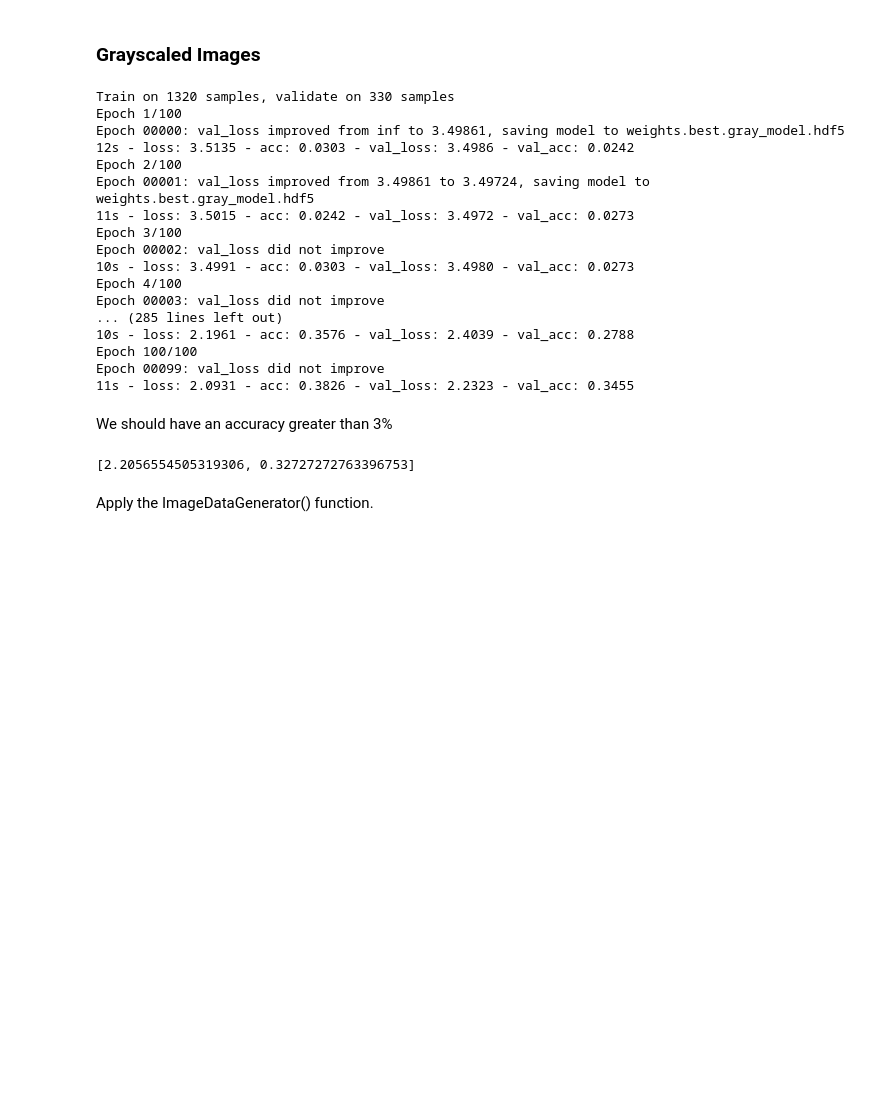
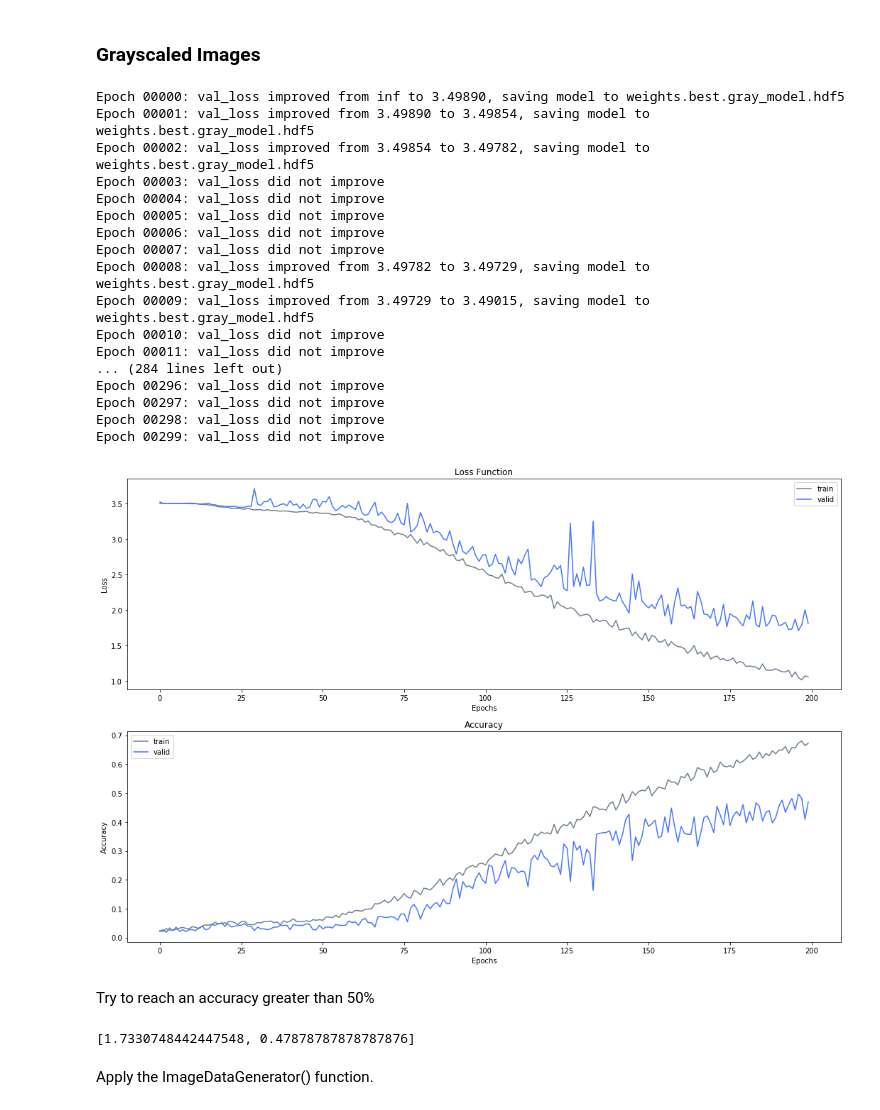
Before and after one commit to OlgaBelitskaya/deep_learning_projects, a Jupyter notebook: DL_PP2/DL_PP2_Solutions.ipynb, the cells around one changed output. Saved outputs shown, nothing was run; the diff lists cells and outputs as text; code cells hidden in the pictures; blank space fills up the shorter version.

```diff
--- a/DL_PP2/DL_PP2_Solutions.ipynb
+++ b/DL_PP2/DL_PP2_Solutions.ipynb
@@ -72,3 +71,24 @@ Using TensorFlow backend.
+# %%
+hide_code
+# Plot the Neural network fitting history
+def history_plot(fit_history, n):
+    plt.figure(figsize=(18, 12))
+
+    plt.subplot(211)
+    plt.plot(fit_history.history['loss'][n:], color='slategray', label = 'train')
+    plt.plot(fit_history.history['val_loss'][n:], color='#4876ff', label = 'valid')
+    plt.xlabel("Epochs")
+    plt.ylabel("Loss")
+    plt.legend()
+    plt.title('Loss Function');
+
+    plt.subplot(212)
+    plt.plot(fit_history.history['acc'][n:], color='slategray', label = 'train')
+    plt.plot(fit_history.history['val_acc'][n:], color='#4876ff', label = 'valid')
+    plt.xlabel("Epochs")
+    plt.ylabel("Accuracy")
+    plt.legend()
+    plt.title('Accuracy');
 # %% [markdown]
 ## Step 1. Load and Explore the Data
 Run the following cell to download the dataset.
@@ -410,30 +504,35 @@ hide_code
 # train the model
 gray_checkpointer = ModelCheckpoint(filepath='weights.best.gray_model.hdf5',
                                     verbose=2, save_best_only=True)
-history = gray_model.fit(x_train2, y_train2,
-                         epochs=100, batch_size=64, verbose=2,
-                         validation_data=(x_test2, y_test2),
-                         callbacks=[gray_checkpointer])
+gray_history = gray_model.fit(x_train2, y_train2,
+                              epochs=300, batch_size=64, verbose=0,
+                              validation_data=(x_test2, y_test2),
+                              callbacks=[gray_checkpointer])
 # %% [output]
-Train on 1320 samples, validate on 330 samples
-Epoch 1/100
-Epoch 00000: val_loss improved from inf to 3.49861, saving model to weights.best.gray_model.hdf5
-12s - loss: 3.5135 - acc: 0.0303 - val_loss: 3.4986 - val_acc: 0.0242
-Epoch 2/100
-Epoch 00001: val_loss improved from 3.49861 to 3.49724, saving model to weights.best.gray_model.hdf5
-11s - loss: 3.5015 - acc: 0.0242 - val_loss: 3.4972 - val_acc: 0.0273
-Epoch 3/100
-Epoch 00002: val_loss did not improve
-10s - loss: 3.4991 - acc: 0.0303 - val_loss: 3.4980 - val_acc: 0.0273
-Epoch 4/100
+Epoch 00000: val_loss improved from inf to 3.49890, saving model to weights.best.gray_model.hdf5
+Epoch 00001: val_loss improved from 3.49890 to 3.49854, saving model to weights.best.gray_model.hdf5
+Epoch 00002: val_loss improved from 3.49854 to 3.49782, saving model to weights.best.gray_model.hdf5
 Epoch 00003: val_loss did not improve
-... (285 lines left out)
-10s - loss: 2.1961 - acc: 0.3576 - val_loss: 2.4039 - val_acc: 0.2788
-Epoch 100/100
-Epoch 00099: val_loss did not improve
-11s - loss: 2.0931 - acc: 0.3826 - val_loss: 2.2323 - val_acc: 0.3455
+Epoch 00004: val_loss did not improve
+Epoch 00005: val_loss did not improve
+Epoch 00006: val_loss did not improve
+Epoch 00007: val_loss did not improve
+Epoch 00008: val_loss improved from 3.49782 to 3.49729, saving model to weights.best.gray_model.hdf5
+Epoch 00009: val_loss improved from 3.49729 to 3.49015, saving model to weights.best.gray_model.hdf5
+Epoch 00010: val_loss did not improve
+Epoch 00011: val_loss did not improve
+... (284 lines left out)
+Epoch 00296: val_loss did not improve
+Epoch 00297: val_loss did not improve
+Epoch 00298: val_loss did not improve
+Epoch 00299: val_loss did not improve
+# %%
+hide_code
+history_plot(gray_history, 0)
+# %% [output]
+[figure, added]
 # %% [markdown]
-We should have an accuracy greater than 3%
+Try to reach an accuracy greater than 50%
 # %%
 hide_code
 # Load the model with the best validation accuracy
@@ -442,7 +541,7 @@ gray_model.load_weights('weights.best.gray_model.hdf5')
 gray_score = gray_model.evaluate(x_test2, y_test2)
 gray_score
 # %% [output]
-[2.2056554505319306, 0.32727272763396753]
+[1.7330748442447548, 0.47878787878787876]
 # %% [markdown]
 Apply the ImageDataGenerator() function.
 # %%
```
Also changed, not shown: parts of 34 cells of this notebook.
